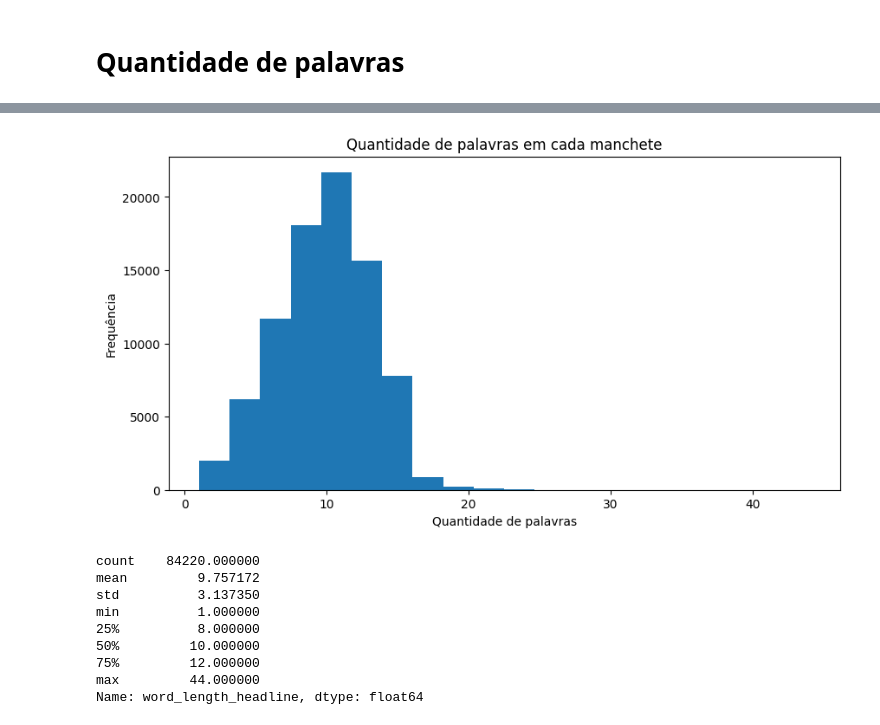
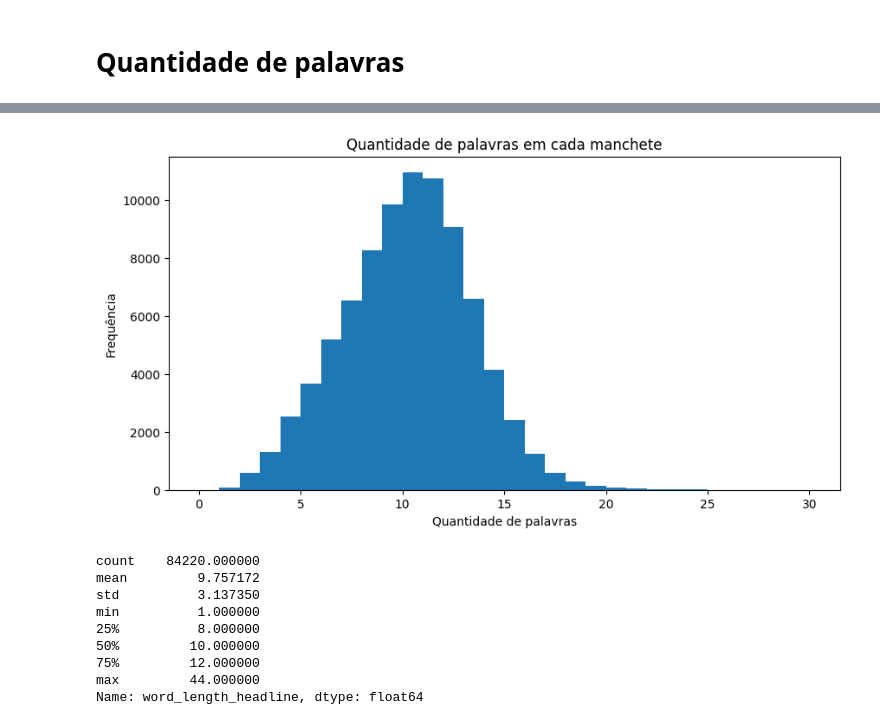
Before and after one commit to danielshz/news-categories-analysis, a Jupyter notebook: Tratamento.ipynb, the cells around one changed output, grey strips where cells are left out. Drawn from its saved outputs; the diff is of its cells as text; code cells hidden in the pictures.

```diff
--- a/Tratamento.ipynb
+++ b/Tratamento.ipynb
@@ -250,13 +250,16 @@ df_word_length.head()
 | 30 | https://www.huffpost.com/entry/eu... | Biden Says Queen's Death Left 'Gi... | POLITICS | U.S. President Joe Biden, in Lond... | Darlene Superville, AP | 2022-09-18 | 10 | ... |
 # %%
 # Visualizando a quantidade de palavras em cada manchete
-df_word_length['word_length_headline'].plot(kind='hist', bins=20, figsize=(10, 5))
+
+interval = (0,30)
+
+df_word_length['word_length_headline'].plot(kind='hist', bins=30, figsize=(10, 5), range=interval)
 plt.title('Quantidade de palavras em cada manchete')
 plt.xlabel('Quantidade de palavras')
 plt.ylabel('Frequência')
 plt.show()
 # %% [output]
-[figure, old version]
+[figure, new version]
 # %%
 df_word_length['word_length_headline'].describe()
 # %% [output]
```
Also changed, not shown: parts of 6 cells of this notebook, 1 other file.
